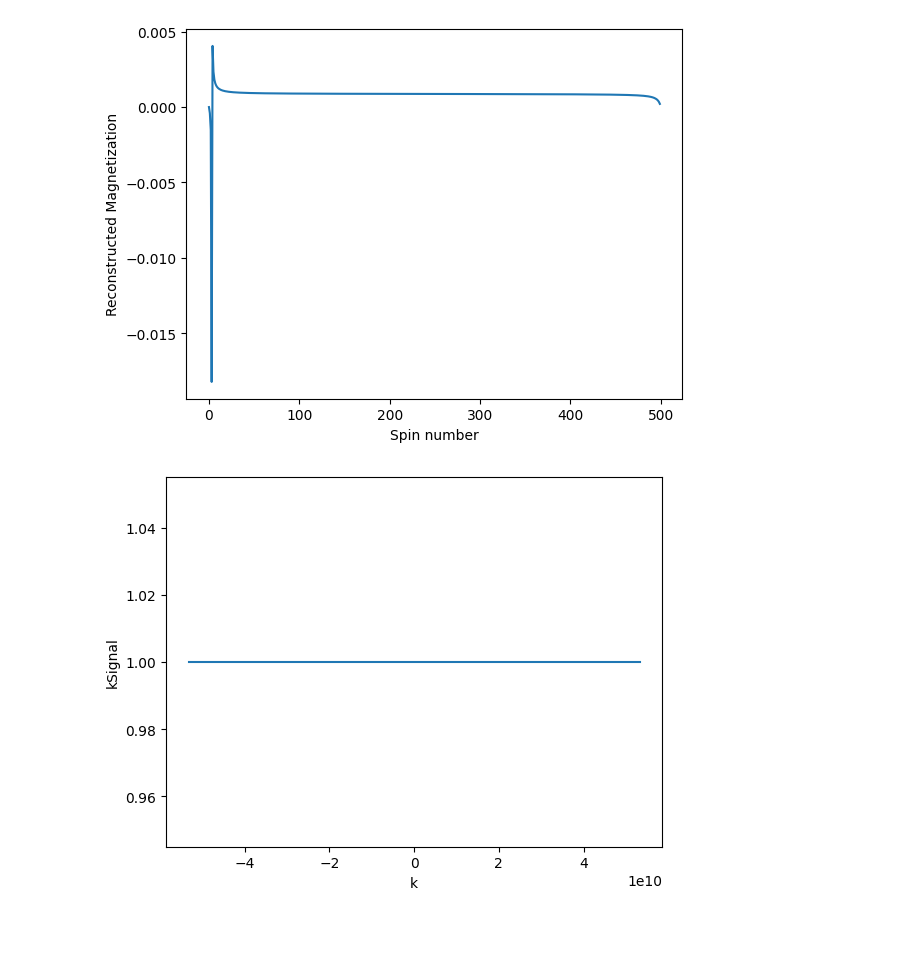
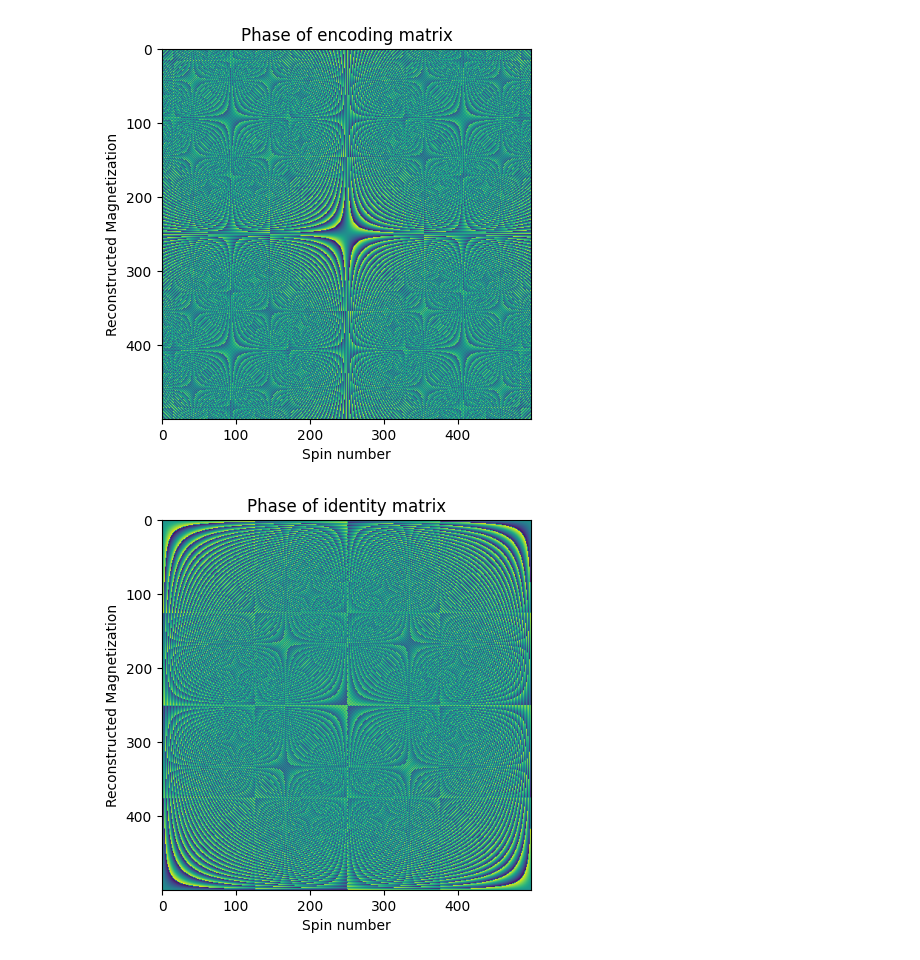
Before and after one commit to MaxStrey/Martinos_MR, a Jupyter notebook: Martinos_project/phantom_generation/phantom_3.ipynb, the cells around one changed output. Saved outputs shown, nothing was run; the diff lists cells and outputs as text; code cells hidden in the pictures; blank space fills up the shorter version.

```diff
--- a/Martinos_project/phantom_generation/phantom_3.ipynb
+++ b/Martinos_project/phantom_generation/phantom_3.ipynb
@@ -5,13 +5,13 @@ import matplotlib.pyplot as plt
 
 N_spins = 500  # Number of spins in the phantom
 # # Create the phantom
-# The phantom is rect pulse of size 100
+#The phantom is rect pulse of size 100
+phantom = np.zeros(N_spins, dtype=np.complex128)  # All spins start at zero
+pulse_end = 200 + 100
+phantom[200:pulse_end] = 1  # Set the pulse to the desired amplitude
+
 # phantom = np.zeros(N_spins, dtype=np.complex128)  # All spins start at zero
-# pulse_end = 200 + 100
-# phantom[200:pulse_end] = 1  # Set the pulse to the desired amplitude
-
-phantom = np.zeros(N_spins, dtype=np.complex128)  # All spins start at zero
-phantom[250] = 1  # Set the delta function to the desired amplitude
+# phantom[250] = 1  # Set the delta function to the desired amplitude
 
 # x = np.arange(N_spins)  # Generate an array of indices
 # phantom = 2 * np.exp(1j * (2 * np.pi * 5 * x / N_spins  + 0))  # Generate a complex sine wave with the desired frequency, amplitude, and phase
@@ -19,11 +19,12 @@ phantom[250] = 1  # Set the delta function to the desired amplitude
 # Plot the initial state of the phantom
 plt.figure()
 plt.plot(phantom.real)
+plt.title('Phantom')
 plt.xlabel('Spin number')
 plt.ylabel('Magnetization')
 plt.show()
 
 gamma = 42.58e6  # Gyromagnetic ratio for hydrogen in Hz/T
-Gx = 0.029356505401596993  # Gradient strength in T/m
+Gx = 0.029356505401596993*10  # Gradient strength in T/m
 B0 = 1.0  # B0 field in T
 # %% [output]
@@ -35,7 +36,7 @@ phantom *= np.exp(1j * angle)  # Rotate each spin by 90 degrees
 
 tau = 2e-3
 time = np.linspace(-tau/2,tau/2,N_spins)
-Gx_values = time*gamma*Gx  # Gx field, non-uniform
+Gx_values = time*Gx  # Gx field, non-uniform
 
 kx = gamma * Gx_values  # k-space trajectory
 
@@ -49,12 +50,13 @@ for i, k in enumerate(kx):
     k_signal[i] = np.sum(phantom * np.exp(-1j  * k * x_values))  # k-space signal is sum of all spins
 
 # Take an fftshift of the k-space signal
-k_signal_shifted = np.fft.fftshift(k_signal)
+
 
 
 # Plot the k-space signal
 plt.figure()
-plt.plot(kx, np.abs(k_signal_shifted))
+plt.plot(kx, np.abs(k_signal))
+plt.title('k-space signal')
 plt.xlabel('k')
 plt.ylabel('kSignal')
 plt.show()
@@ -63,32 +65,39 @@ plt.show()
-# %%
-# Reconstruct the image with an inverse Fourier transform
-reconstructed_phantom = np.fft.ifft(np.fft.ifftshift(k_signal_shifted))
-
-# Plot the reconstructed phantom
-plt.figure()
-plt.plot(reconstructed_phantom.real)
-plt.xlabel('Spin number')
-plt.ylabel('Reconstructed Magnetization')
-plt.show()
-# %% [output]
-[figure, removed]
 # %%
 # Encoding matrix
 E = np.zeros((N_spins, N_spins), dtype=np.complex128)
 for i in range(N_spins):
     for j in range(N_spins):
         E[i, j] = np.exp(-1j * kx[i] * x_values[j])
 
+# Plotting the phase of the encoding matrix
+plt.figure()
+plt.imshow(np.angle(E))
+plt.title('Phase of encoding matrix')
+plt.xlabel('Spin number')
+plt.ylabel('Reconstructed Magnetization')
+plt.show()
 
+# Plotting the phase of the identity matrix
+plt.figure()
+plt.imshow(np.angle(np.fft.ifft(np.eye(N_spins))))
+plt.title('Phase of identity matrix')
+plt.xlabel('Spin number')
+plt.ylabel('Reconstructed Magnetization')
+plt.show()
+
+cond = np.linalg.cond(E)
 
 # Now, let's multiply the encoding matrix E by the phantom to get the k-space signal
 s = np.dot(E, phantom)
 
+
 # Plot the k-space signal
 plt.figure()
 plt.plot(kx, np.abs(s))
+plt.title('k-space signal')
 plt.xlabel('k')
 plt.ylabel('kSignal')
 plt.show()
 # %% [output]
-[figure, old version]
+[figure, new version]
+[figure, added]
```
Also changed, not shown: parts of 6 cells of this notebook, 1 other file.
